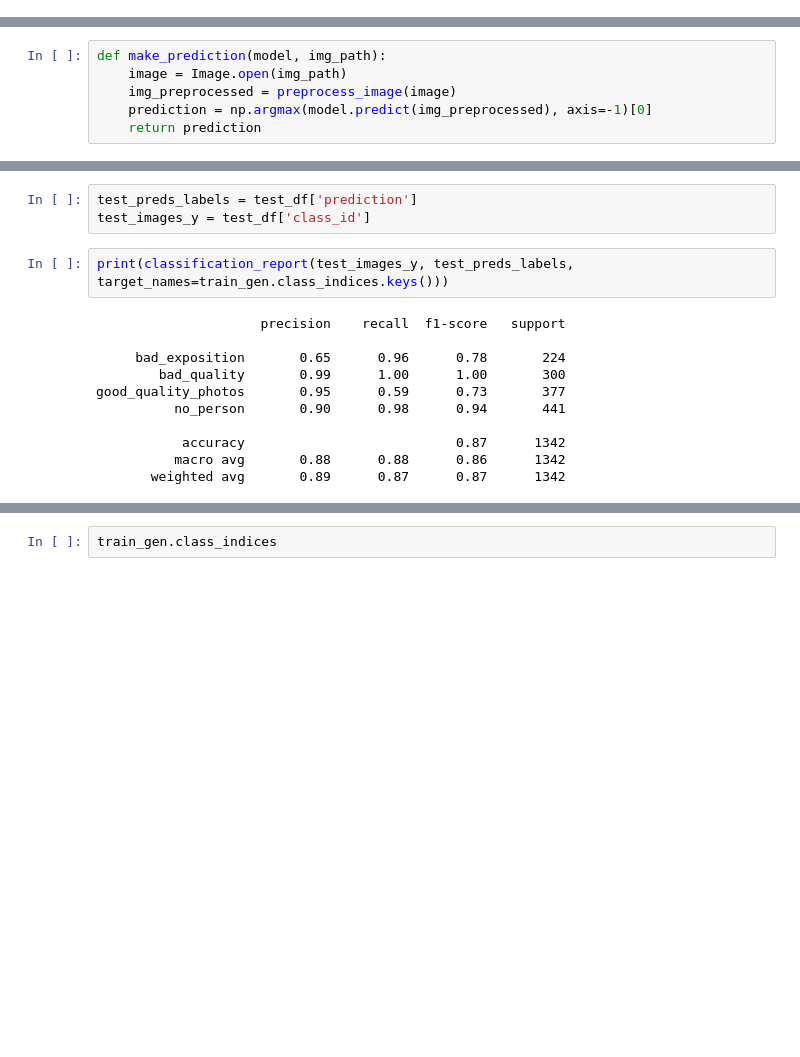
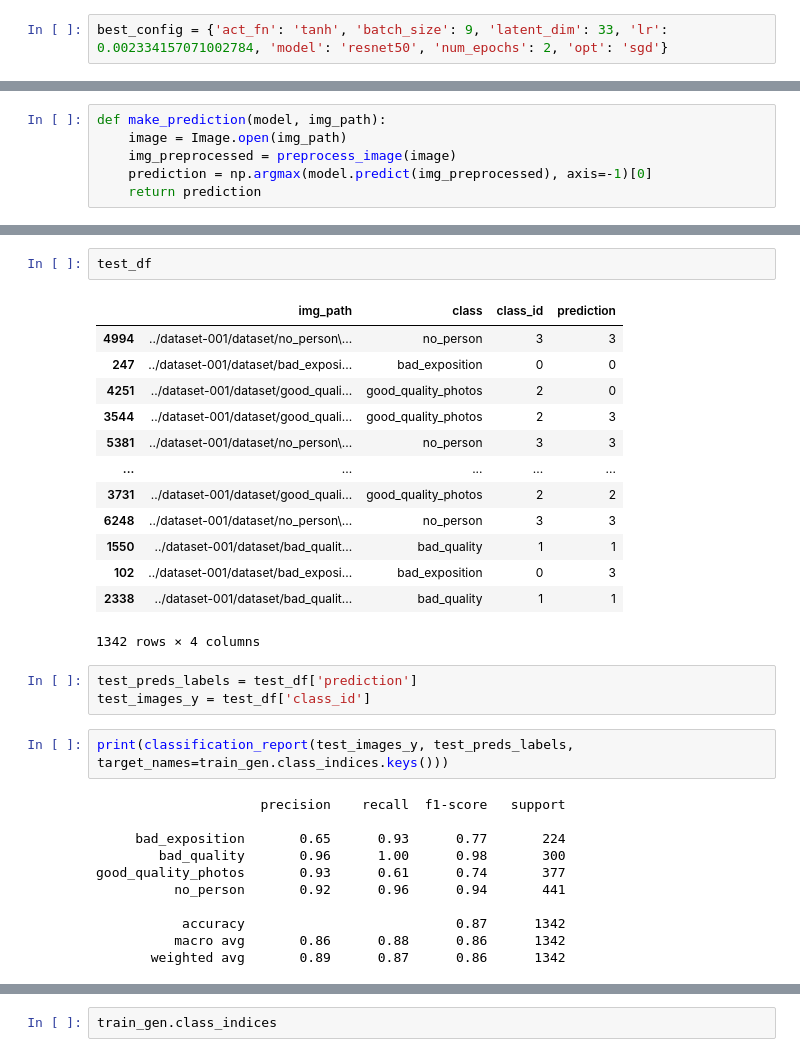
Before and after one commit to Parampaika/ML_sem2, a Jupyter notebook: src/Multiclass classifier.ipynb, the cells around one changed output, grey strips where cells are left out. Cells and saved outputs as stored; diff of their text form; blank space fills up the shorter version.

Commit message:
fix test ex, readme

```diff
--- a/src/Multiclass classifier.ipynb
+++ b/src/Multiclass classifier.ipynb
@@ -354,3 +352,5 @@ Best params: {'act_fn': 'tanh', 'batch_size': 9, 'latent_dim': 33, 'lr': 0.00233
+# %%
+best_config = {'act_fn': 'tanh', 'batch_size': 9, 'latent_dim': 33, 'lr': 0.002334157071002784, 'model': 'resnet50', 'num_epochs': 2, 'opt': 'sgd'}
 # %% [markdown]
 # Train final model
 # %%
@@ -496,3 +496,19 @@ test_df['prediction'] = test_df['img_path'].progress_apply(lambda x: make_predic
+# %%
+test_df
+# %% [output]
+|  | img_path | class | class_id | prediction |
+| 4994 | ../dataset-001/dataset/no_person\... | no_person | 3 | 3 |
+| 247 | ../dataset-001/dataset/bad_exposi... | bad_exposition | 0 | 0 |
+| 4251 | ../dataset-001/dataset/good_quali... | good_quality_photos | 2 | 0 |
+| 3544 | ../dataset-001/dataset/good_quali... | good_quality_photos | 2 | 3 |
+| 5381 | ../dataset-001/dataset/no_person\... | no_person | 3 | 3 |
+| ... | ... | ... | ... | ... |
+| 3731 | ../dataset-001/dataset/good_quali... | good_quality_photos | 2 | 2 |
+| 6248 | ../dataset-001/dataset/no_person\... | no_person | 3 | 3 |
+| 1550 | ../dataset-001/dataset/bad_qualit... | bad_quality | 1 | 1 |
+| 102 | ../dataset-001/dataset/bad_exposi... | bad_exposition | 0 | 3 |
+| 2338 | ../dataset-001/dataset/bad_qualit... | bad_quality | 1 | 1 |
+1342 rows × 4 columns
 # %%
 test_preds_labels = test_df['prediction']
 test_images_y = test_df['class_id']
@@ -501,14 +517,14 @@ print(classification_report(test_images_y, test_preds_labels, target_names=train
 # %% [output]
                      precision    recall  f1-score   support
 
-     bad_exposition       0.65      0.96      0.78       224
-        bad_quality       0.99      1.00      1.00       300
-good_quality_photos       0.95      0.59      0.73       377
-          no_person       0.90      0.98      0.94       441
+     bad_exposition       0.65      0.93      0.77       224
+        bad_quality       0.96      1.00      0.98       300
+good_quality_photos       0.93      0.61      0.74       377
+          no_person       0.92      0.96      0.94       441
 
            accuracy                           0.87      1342
-          macro avg       0.88      0.88      0.86      1342
-       weighted avg       0.89      0.87      0.87      1342
+          macro avg       0.86      0.88      0.86      1342
+       weighted avg       0.89      0.87      0.86      1342
 # %%
 draw_confusion_matrix(test_images_y, test_preds_labels)
 # %% [output]
```
Also changed, not shown: parts of 10 cells of this notebook, 1 other file.
